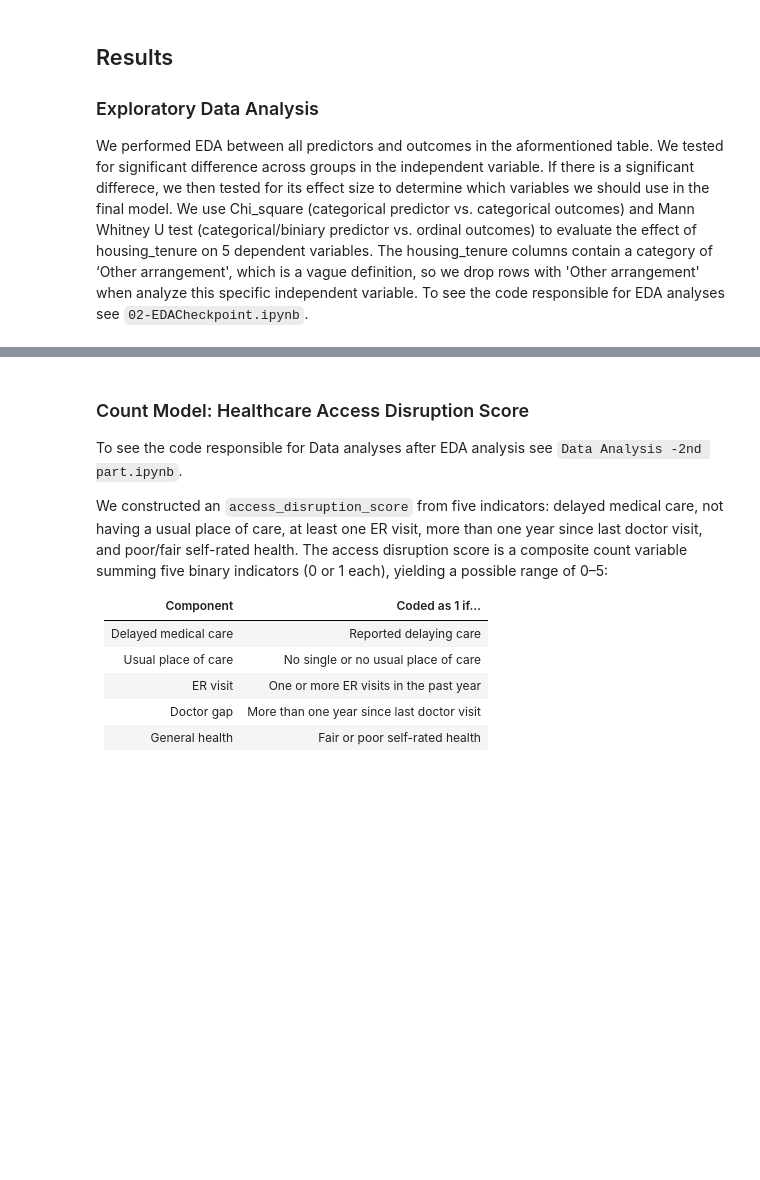
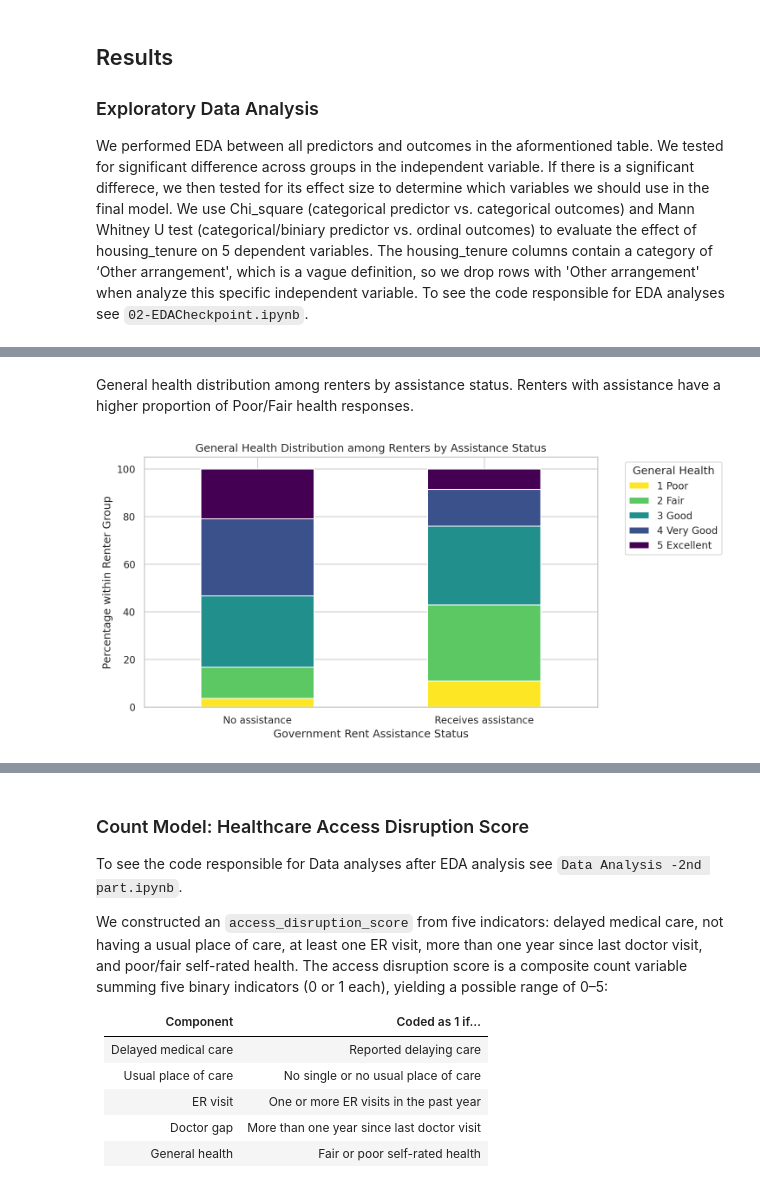
Before and after one commit to COGS108/Group-SP26-079, a Jupyter notebook: 03-FinalProject.ipynb, the cells around one changed output, grey strips where cells are left out. Saved outputs shown, nothing was run; the diff lists cells and outputs as text; code cells hidden in the pictures; blank space fills up the shorter version.

```diff
--- a/03-FinalProject.ipynb
+++ b/03-FinalProject.ipynb
@@ -213,0 +260,6 @@ ipy_display(Image(filename='results/eda_charts/tenure_general_health.png'))
+# %% [markdown]
+General health distribution among renters by assistance status. Renters with assistance have a higher proportion of Poor/Fair health responses.
+# %%
+ipy_display(Image(filename='results/eda_charts/rent_assistance_general_health_dist.png'))
+# %% [output]
+[figure, added]
```
Also changed, not shown: parts of 44 cells of this notebook.
